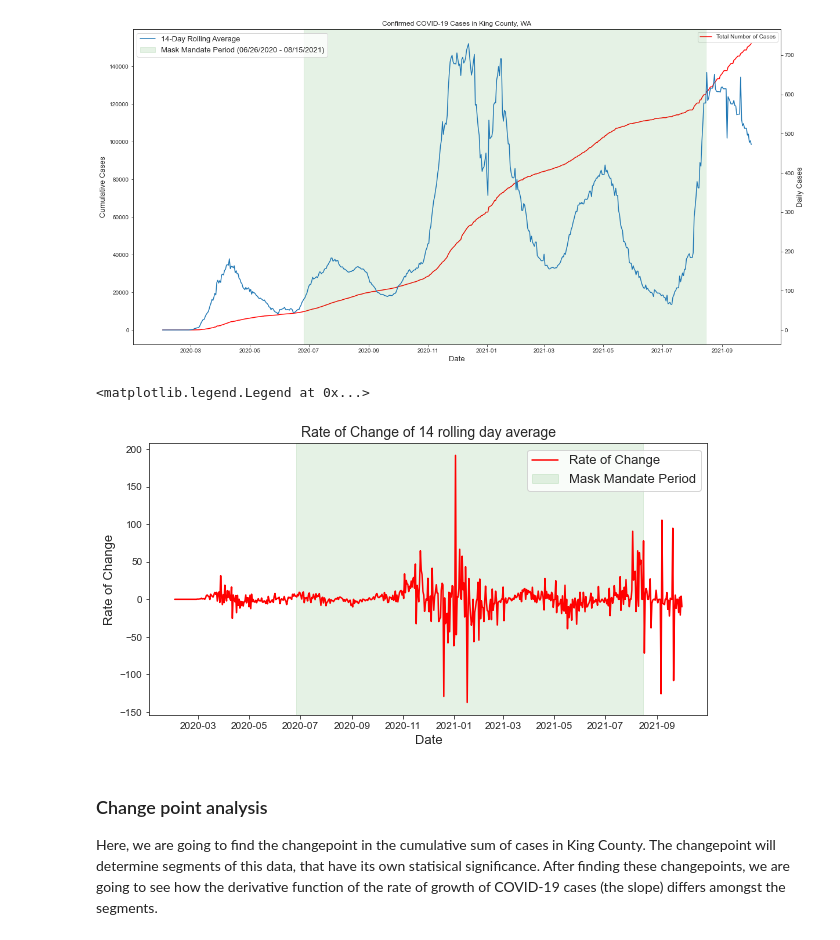
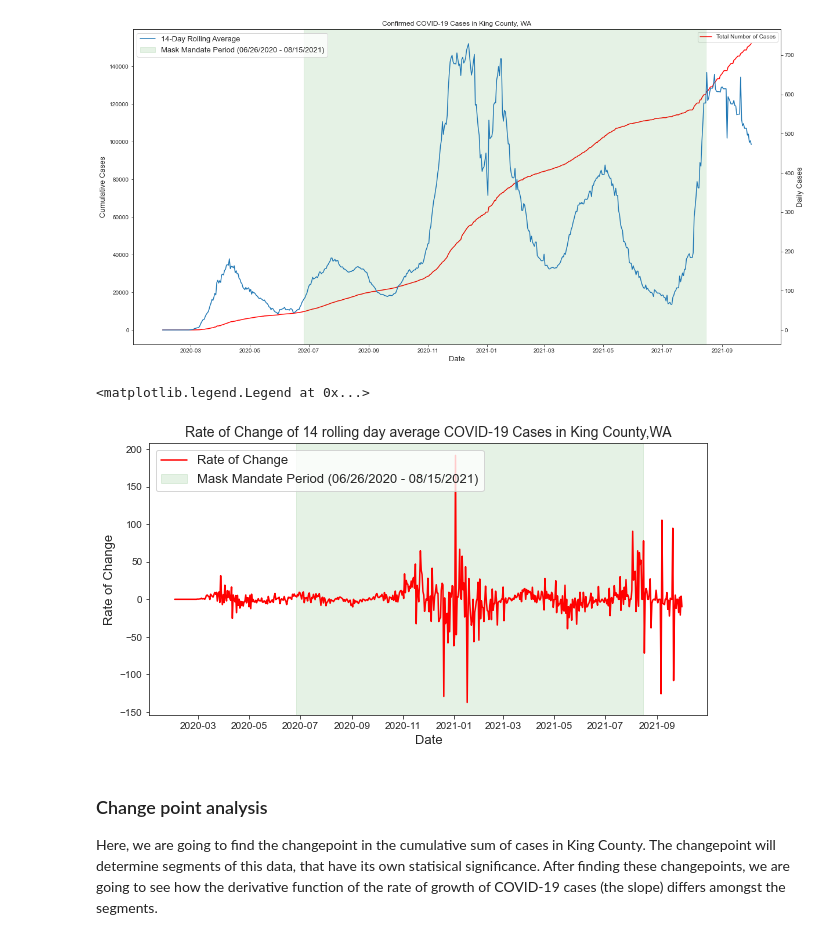
Before and after one commit to reginamaee/data-512-project, a Jupyter notebook: Project.ipynb, the cells around one changed output. Drawn from its saved outputs; the diff is of its cells as text; code cells hidden in the pictures.

```diff
--- a/Project.ipynb
+++ b/Project.ipynb
@@ -416,15 +422,15 @@ kc_cases['rate_of_change'] = kc_cases['rolling_avg'].diff()
 # %%
 fig= plt.subplots(figsize=(10,5))
 sns.set_style('ticks')
 sns.lineplot(x="new_date_format", y="rate_of_change", data = kc_cases, color='red', label='Rate of Change')
 plt.axvspan(min(kc_mask_mandates['new_date_format']), max(kc_mask_mandates['new_date_format']), color='green', alpha=0.1,label='Mask Mandate Period (06/26/2020 - 08/15/2021)')
 plt.xlabel("Date", fontsize=13)
 plt.ylabel("Rate of Change", fontsize=13)
-plt.title("Rate of Change of 14 rolling day average", fontsize=14)
-plt.legend(fontsize=13)
+plt.title("Rate of Change of 14 rolling day average COVID-19 Cases in King County,WA", fontsize=14)
+plt.legend(fontsize=13,loc=2)
 # %% [output]
 <matplotlib.legend.Legend at 0x...>
-[figure, old version]
+[figure, new version]
 # %% [markdown]
 ### Change point analysis
 
```
Also changed, not shown: parts of 5 cells of this notebook.
